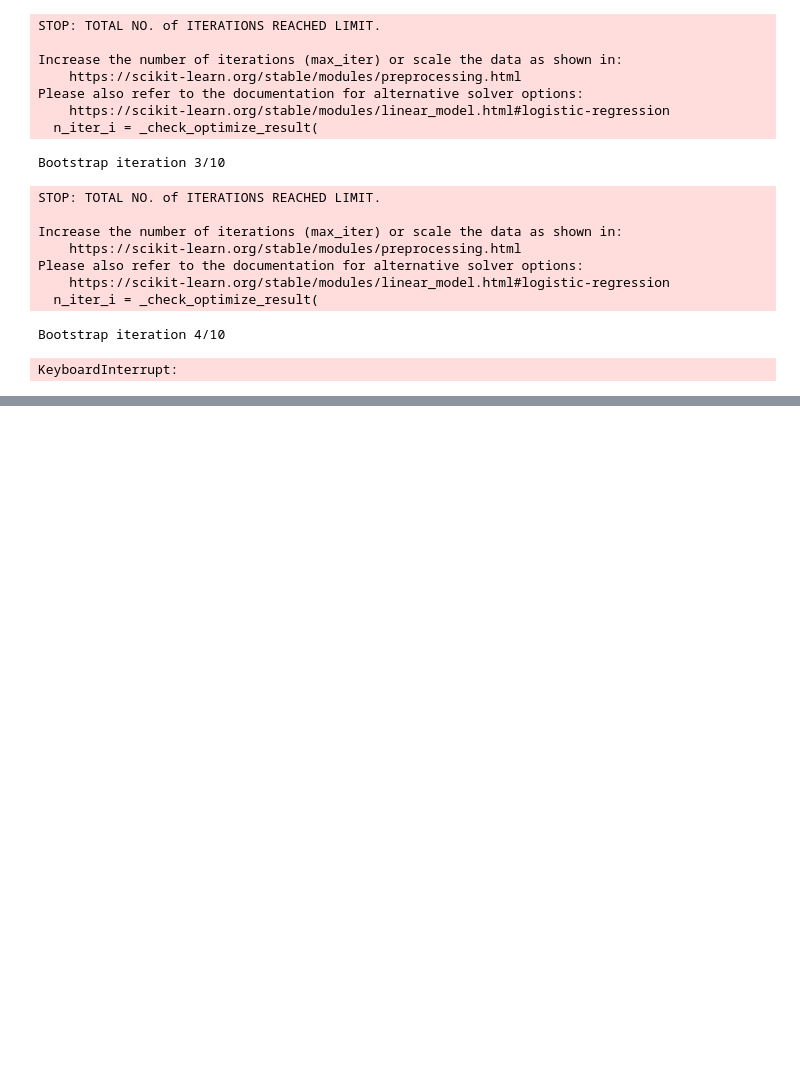
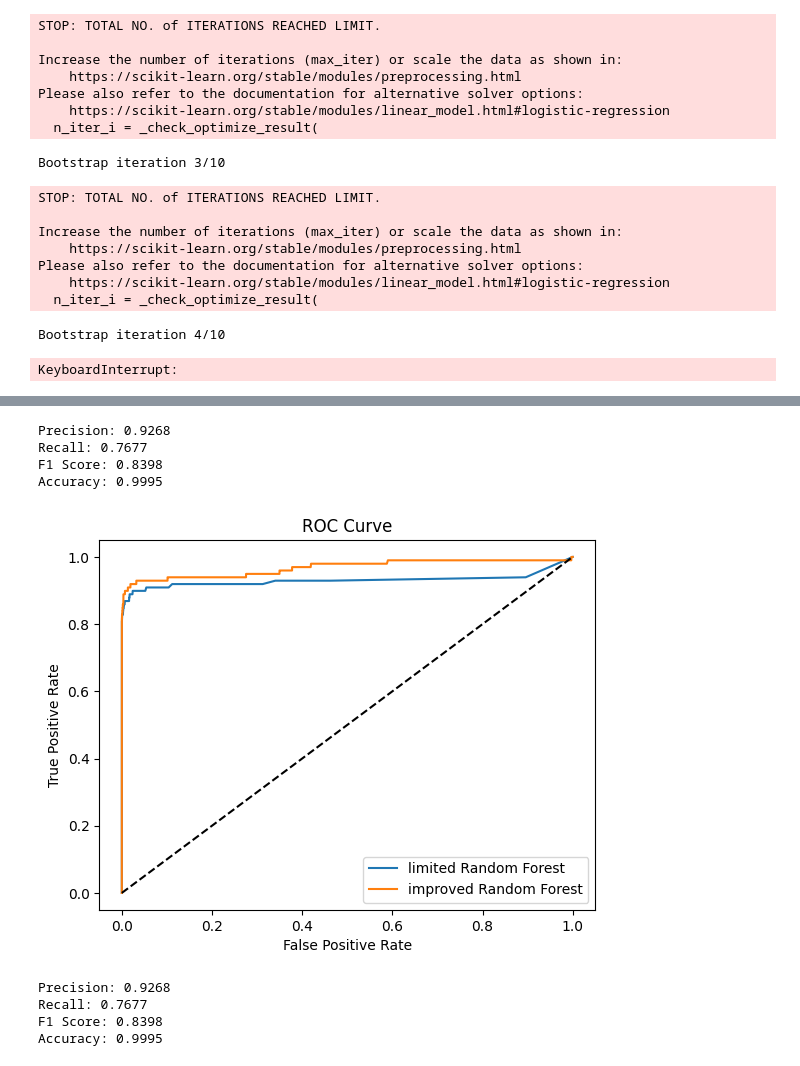
Before and after one commit to haniamak/Binary-Classification-for-Credit-Card-Fraud-Detection, a Jupyter notebook: src/main.ipynb, the cells around one changed output, grey strips where cells are left out. Drawn from its saved outputs; the diff is of its cells as text; code cells hidden in the pictures; blank space fills up the shorter version.

Commit message:
added best features: '

```diff
--- a/src/main.ipynb
+++ b/src/main.ipynb
@@ -1165,0 +1190,51 @@ KeyboardInterrupt:
+# %%
+from sklearn.ensemble import RandomForestClassifier
+from sklearn.metrics import precision_score, recall_score, f1_score, accuracy_score, roc_curve
+
+best_features = train_X.columns[indices][:10]
+
+# print(train_X[best_features].shape)
+
+lim_random_forest_model = RandomForestClassifier(
+    n_estimators=100, random_state=42, max_features=10, max_depth=20, n_jobs=-1)
+lim_random_forest_model.fit(train_X[best_features], train_y)
+
+lim_rf_predictions = lim_random_forest_model.predict_proba(test_X[best_features])[:, 1]
+
+precision = precision_score(test_y, (lim_rf_predictions >= 0.5).astype(int))
+recall = recall_score(test_y, (lim_rf_predictions >= 0.5).astype(int))
+f1 = f1_score(test_y, (lim_rf_predictions >= 0.5).astype(int))
+accuracy = accuracy_score(test_y, (lim_rf_predictions >= 0.5).astype(int))
+
+print(f"Precision: {precision:.4f}")
+print(f"Recall: {recall:.4f}")
+print(f"F1 Score: {f1:.4f}")
+print(f"Accuracy: {accuracy:.4f}")
+
+fpr, tpr, _ = roc_curve(test_y, lim_rf_predictions)
+fpr2, tpr2, _ = roc_curve(test_y, im_rf_predictions)
+plt.plot(fpr, tpr, label='limited Random Forest')
+plt.plot(fpr2, tpr2, label='improved Random Forest')
+plt.plot([0, 1], [0, 1], 'k--')
+plt.xlabel('False Positive Rate')
+plt.ylabel('True Positive Rate')
+plt.title('ROC Curve')
+plt.legend()
+plt.savefig('./plots/RF/lim_rf_roc_curve.png')
+plt.show()
+# %% [output]
+Precision: 0.9268
+Recall: 0.7677
+F1 Score: 0.8398
+Accuracy: 0.9995
+[figure, added]
+# %%
+print(f"Precision: {precision:.4f}")
+print(f"Recall: {recall:.4f}")
+print(f"F1 Score: {f1:.4f}")
+print(f"Accuracy: {accuracy:.4f}")
+# %% [output]
+Precision: 0.9268
+Recall: 0.7677
+F1 Score: 0.8398
+Accuracy: 0.9995
```
Also changed, not shown: parts of 3 cells of this notebook, 2 other files.
